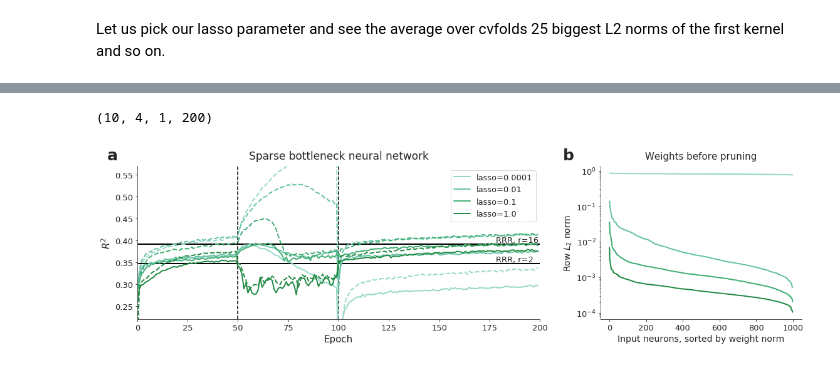
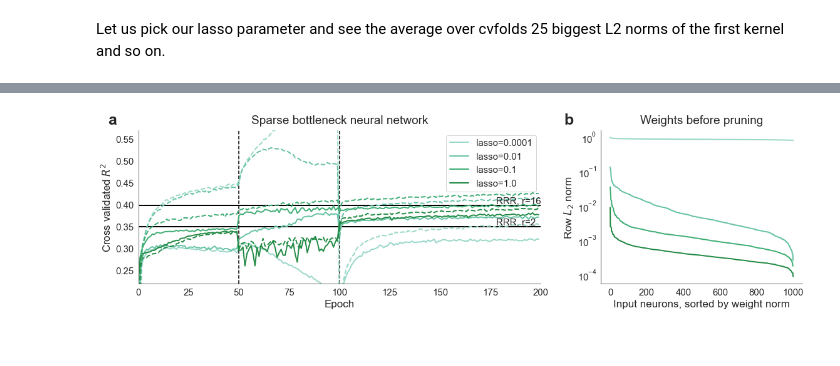
Before and after one commit to berenslab/sBNN, a Jupyter notebook: BottleneckNNLatentVisualization.ipynb, the cells around one changed output, grey strips where cells are left out. Saved outputs shown, nothing was run; the diff lists cells and outputs as text; code cells hidden in the pictures.

```diff
--- a/BottleneckNNLatentVisualization.ipynb
+++ b/BottleneckNNLatentVisualization.ipynb
@@ -390,7 +563,7 @@ weights_before_unfreezing = np.array(weights_before_unfreezing)
 weights_after_unfreezing = []
 for j, l1 in enumerate(l1_params):
     saved_model = load_model('KerasSavedModels/FreezeUnfreeze_after_unfreezing_full_dataset_{}_{}_{}.h5'.\
-                             format(1000, j, 0), \
+                             format(cvfold_id, j, 0), \
                              custom_objects={'r2_score': r2_score, 'ElasticNet': ElasticNet})
     weights_after_unfreezing.append(saved_model.get_weights()[0])
 weights_after_unfreezing = np.array(weights_after_unfreezing)
@@ -398,14 +571,15 @@ weights_after_unfreezing = np.array(weights_after_unfreezing)
 weights_after_unfreezing_ap = []
 for j, l1 in enumerate(l1_params):
     saved_model = load_model('KerasSavedModels/FreezeUnfreeze_after_unfreezing_ap_full_dataset_{}_{}_{}.h5'.\
-                             format(1000, j, 0), \
+                             format(cvfold_id, j, 0), \
                              custom_objects={'r2_score': r2_score, 'ElasticNet': ElasticNet})
     weights_after_unfreezing_ap.append(saved_model.get_weights()[0])
 weights_after_unfreezing_ap = np.array(weights_after_unfreezing_ap)
 # %%
 weights_after_unfreezing_bootstrapping = []
-for f in range(10):
+for f in range(9):
     saved_model = load_model('KerasSavedModels/FreezeUnfreeze_after_unfreezing_full_dataset_{}_{}_{}.h5'.\
-                             format(2000+f, 0, 0), \
+                             format(1001+f, 0, 0), \
                              custom_objects={'r2_score': r2_score, 'ElasticNet': ElasticNet})
     weights_after_unfreezing_bootstrapping.append(saved_model.get_weights()[0])
+weights_after_unfreezing_bootstrapping.append(weights_after_unfreezing)
@@ -469,9 +585,0 @@ Found in the next run too:
-# %%
-BNN_genes_list = []
-for f in range(10):
-    BNN_genes = geneNames[np.argsort(np.linalg.norm(weights_after_unfreezing_bootstrapping[f], \
-                                                 ord=2, axis=1), axis = 0)][-25:]
-    BNN_genes_list.append([BNN_genes])
-BNN_genes_list = np.reshape(np.array(BNN_genes_list), newshape=25*10)
-for gene in np.unique(BNN_genes_list):
-    print(gene,  sum(BNN_genes_list==gene))
@@ -562,14 +736,9 @@ with open('KerasSavedModels/Bottleneck_r2_pre_tr_and_freeze_unfreeze_lasso.pickl
         r2_after_unfreezing, r2_after_unfreezing_tr, \
         r2_after_unfreezing_ap, r2_after_unfreezing_ap_tr, \
         r2_freeze_unfreeze_hist, r2_freeze_unfreeze_hist_tr = pickle.load(f)
-# %%
-r2_freeze_unfreeze_hist.shape
-# %% [output]
-(10, 4, 1, 200)
 # %%
 # Everything in one figure for the paper
 linewidth = 2
-sns_styleset()
 epochs_used = 200
 colours = ['#99d8c9', '#66c2a4', '#41ae76', '#238b45', '#005824']
 
@@ -589,50 +758,50 @@ spec = fig.add_gridspec(ncols=2, nrows=1, width_ratios=widths,
 
 ax1 = fig.add_subplot(spec[0, 0])
 for j, l1 in enumerate(l1_params):
     ax1.plot(range(epochs_used), np.mean(r2_freeze_unfreeze_hist_tr, axis = (0, 2))[j, :].T, \
              '--', c = colours[j], linewidth=linewidth)
     ax1.plot(range(epochs_used), np.mean(r2_freeze_unfreeze_hist, axis = (0, 2))[j, :].T, \
              c = colours[j], linewidth=linewidth, label='lasso={}'.format(l1))
 ax1.hlines(r_rank16_r[np.isclose(n_rank16, 25, atol=3)], xmin = 0, xmax = epochs_used, \
             colors = np.array([0, 0, 0])/256, linewidth=linewidth)
 ax1.hlines(r_rank2_r[np.isclose(n_rank2, 25, atol=3)], xmin = 0, xmax = epochs_used, \
             colors = np.array([0, 0, 0])/256, linewidth=linewidth)
-ax1.annotate('RRR, r=16', (178, r_rank16_r[np.isclose(n_rank16, 25, atol=3)]+0.004), fontsize=13)
-ax1.annotate('RRR, r=2', (178, r_rank2_r[np.isclose(n_rank2, 25, atol=3)]+0.004), fontsize=13)
+ax1.annotate('RRR, r=16', (178, r_rank16_r[np.isclose(n_rank16, 25, atol=3)]+0.004), fontsize=15)
+ax1.annotate('RRR, r=2', (178, r_rank2_r[np.isclose(n_rank2, 25, atol=3)]+0.004), fontsize=15)
 ax1.set_ylim([0.22, 0.57])
 ax1.set_xlim([0, epochs_used])
-ax1.set_title('Sparse bottleneck neural network', fontsize = 17, y=1.02)
-ax1.set_xlabel('Epoch', fontsize = 15)
-ax1.set_ylabel(r'$R^2$', fontsize = 15)
-ax1.legend(loc='best', fontsize = 13)
-ax1.tick_params(axis='both', which='major', labelsize=13)
-ax1.tick_params(axis='both', which='minor', labelsize=13)
+ax1.set_title('Sparse bottleneck neural network', fontsize = 19, y=1.02)
+ax1.set_xlabel('Epoch', fontsize = 17)
+ax1.set_ylabel(r'Cross validated $R^2$', fontsize = 17)
+ax1.legend(loc='best', fontsize = 15)
+ax1.tick_params(axis='both', which='major', labelsize=15)
+ax1.tick_params(axis='both', which='minor', labelsize=15)
 ax1.set_xticks(np.arange(0, 225, 25))
 ax1.vlines(x=50, ymin=ax1.get_ylim()[0], ymax=ax1.get_ylim()[1], linestyles='dashed')
 ax1.vlines(x=100, ymin=ax1.get_ylim()[0], ymax=ax1.get_ylim()[1], linestyles='dashed')
 
 ax2 = fig.add_subplot(spec[0, 1])
 colours = ['#99d8c9', '#66c2a4', '#41ae76', '#238b45', '#005824']
 for j, l1 in enumerate(l1_params):
     ax2.plot(range(1000), np.sort(np.linalg.norm(weights_after_unfreezing, ord=2, axis=2), axis = 1)[j, ::-1].T, \
              c = colours[j], label = 'lasso={}'.format(l1), linewidth=linewidth)
-ax2.set_ylabel(r'Row $L_2$ norm', fontsize = 14)
-ax2.set_xlabel('Input neurons, sorted by weight norm', fontsize = 14)
-ax2.set_title('Weights before pruning', fontsize = 15, y=1.02)
-ax2.tick_params(axis='both', which='major', labelsize=13)
-ax2.tick_params(axis='both', which='minor', labelsize=13)
+ax2.set_ylabel(r'Row $L_2$ norm', fontsize = 17)
+ax2.set_xlabel('Input neurons, sorted by weight norm', fontsize = 17)
+ax2.set_title('Weights before pruning', fontsize = 19, y=1.02)
+ax2.tick_params(axis='both', which='major', labelsize=15)
+ax2.tick_params(axis='both', which='minor', labelsize=15)
 ax2.set_yscale('log')
 
 plt.text(-0.075, 1.04, 'a', transform = ax1.transAxes, fontsize=25, fontweight='bold')
 plt.text(-0.185, 1.04, 'b', transform = ax2.transAxes, fontsize=25, fontweight='bold')
 sns.despine()
 
-#plt.savefig('Bottleneck_Figure4.png', bbox_inches = 'tight',
-#    pad_inches = 0)
-plt.savefig('Bottleneck_Figure4.pdf', bbox_inches = 'tight',
+plt.savefig('figures/Lasso_training_curves_freeze_unfreeze_and_weights.png', bbox_inches = 'tight',
     pad_inches = 0)
+plt.savefig('figures/Lasso_training_curves_freeze_unfreeze_and_weights.pdf', bbox_inches = 'tight',
+    pad_inches = 0)
 # %% [output]
-[figure, old version]
+[figure, new version]
 # %%
 # Print the genes selected for this lasso, our favourite model
 highest_genes = 25
```
Also changed, not shown: parts of 86 cells of this notebook, 3 other files.
